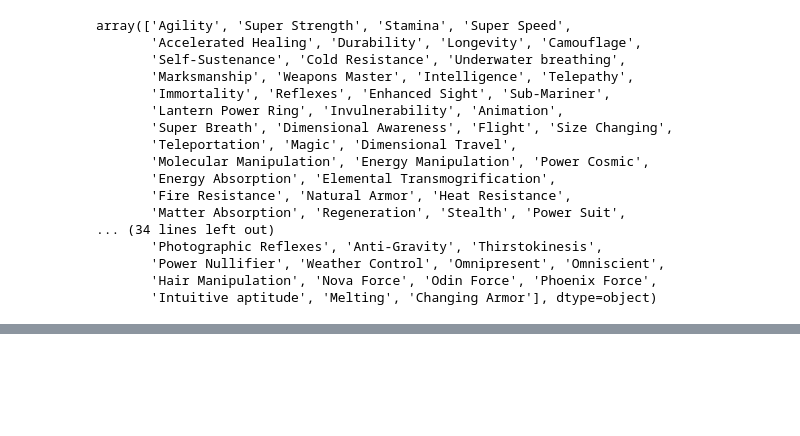
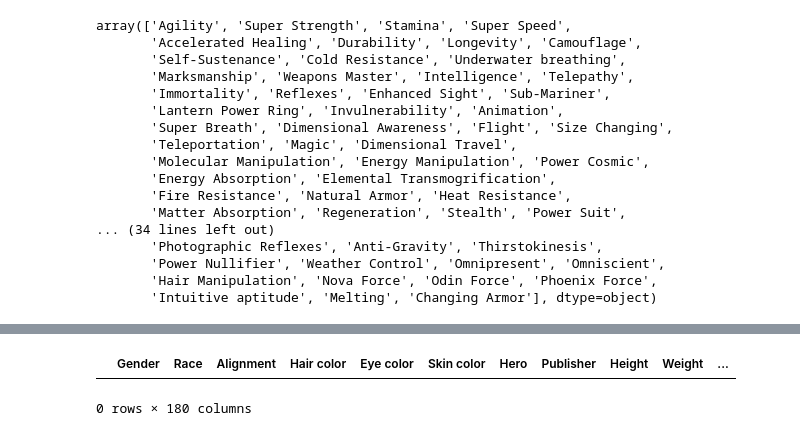
Before and after one commit to SuhasiniTatipalli/Advanced-Transformations, a Jupyter notebook: Advanced Transformations.ipynb, the cells around one changed output, grey strips where cells are left out. Saved outputs shown, nothing was run; the diff lists cells and outputs as text; code cells hidden in the pictures; blank space fills up the shorter version.

```diff
--- a/Advanced Transformations.ipynb
+++ b/Advanced Transformations.ipynb
@@ -241,0 +277,4 @@ SP.head()
+# %%
+#Compare the average weight of super powers who have Super Speed to those who do not.
+SuperSpeed_Y=merged_df['Super Speed'] == 'True'
+SuperSpeed_N=merged_df['Super Speed'] == 'False'
@@ -241,0 +296,5 @@ SP.head()
+# %%
+merged_df.loc[SuperSpeed_Y]
+# %% [output]
+|  | Gender | Race | Alignment | Hair color | Eye color | Skin color | Hero | Publisher | Height | Weight | ... |
+0 rows × 180 columns
```
Also changed, not shown: parts of 10 cells of this notebook.
